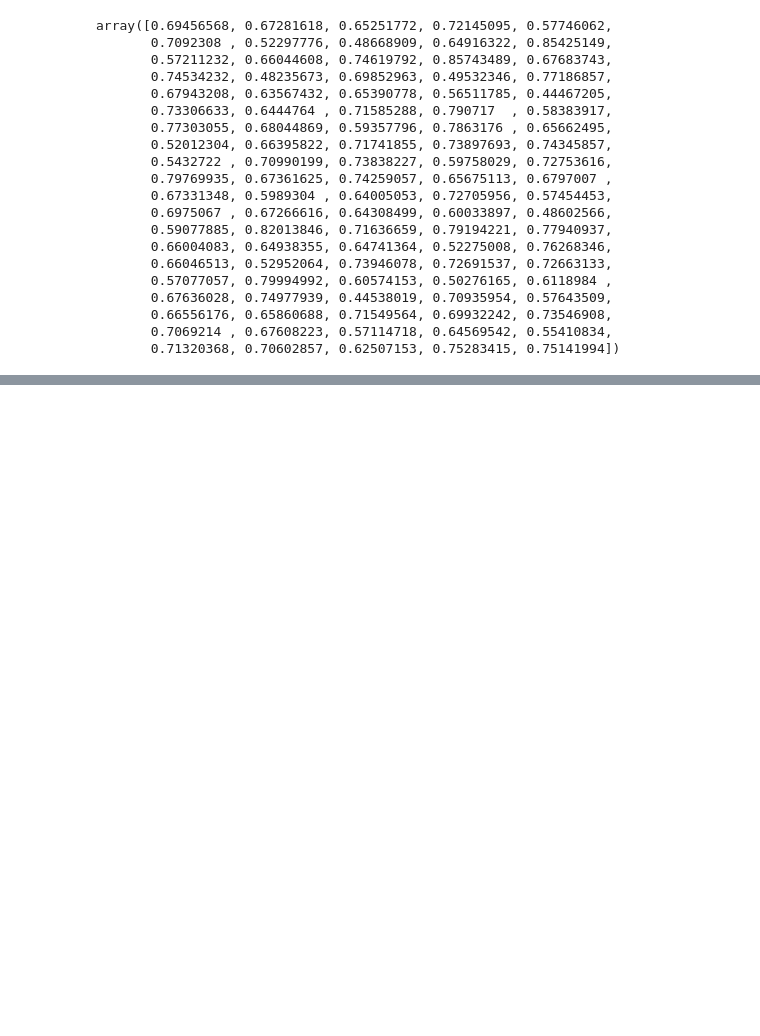
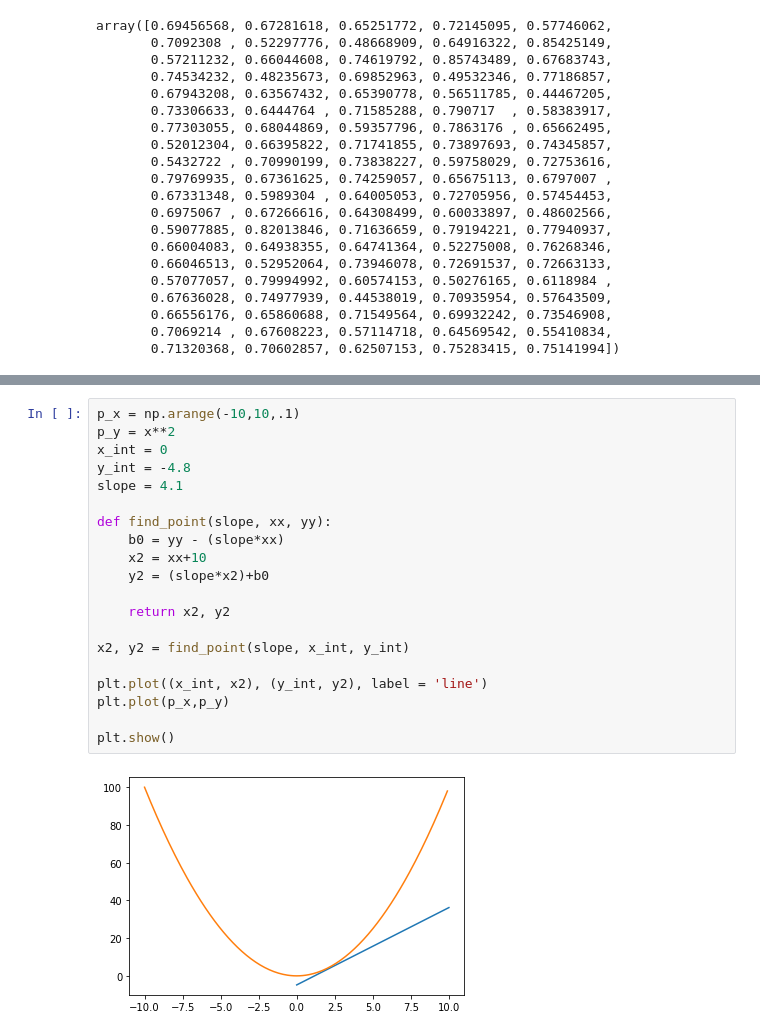
Before and after one commit to xavierharmon/Analytics, a Jupyter notebook: Logistic Regression.ipynb, the cells around one changed output, grey strips where cells are left out. Drawn from its saved outputs; the diff is of its cells as text; blank space fills up the shorter version.

```diff
--- a/Logistic Regression.ipynb
+++ b/Logistic Regression.ipynb
@@ -78,0 +241,22 @@ array([0.69456568, 0.67281618, 0.65251772, 0.72145095, 0.57746062,
+# %%
+p_x = np.arange(-10,10,.1)
+p_y = x**2
+x_int = 0
+y_int = -4.8
+slope = 4.1
+
+def find_point(slope, xx, yy):
+    b0 = yy - (slope*xx)
+    x2 = xx+10
+    y2 = (slope*x2)+b0
+
+    return x2, y2
+
+x2, y2 = find_point(slope, x_int, y_int)
+
+plt.plot((x_int, x2), (y_int, y2), label = 'line')
+plt.plot(p_x,p_y)
+
+plt.show()
+# %% [output]
+[figure, added]
```
Also changed, not shown: parts of 22 cells of this notebook.
